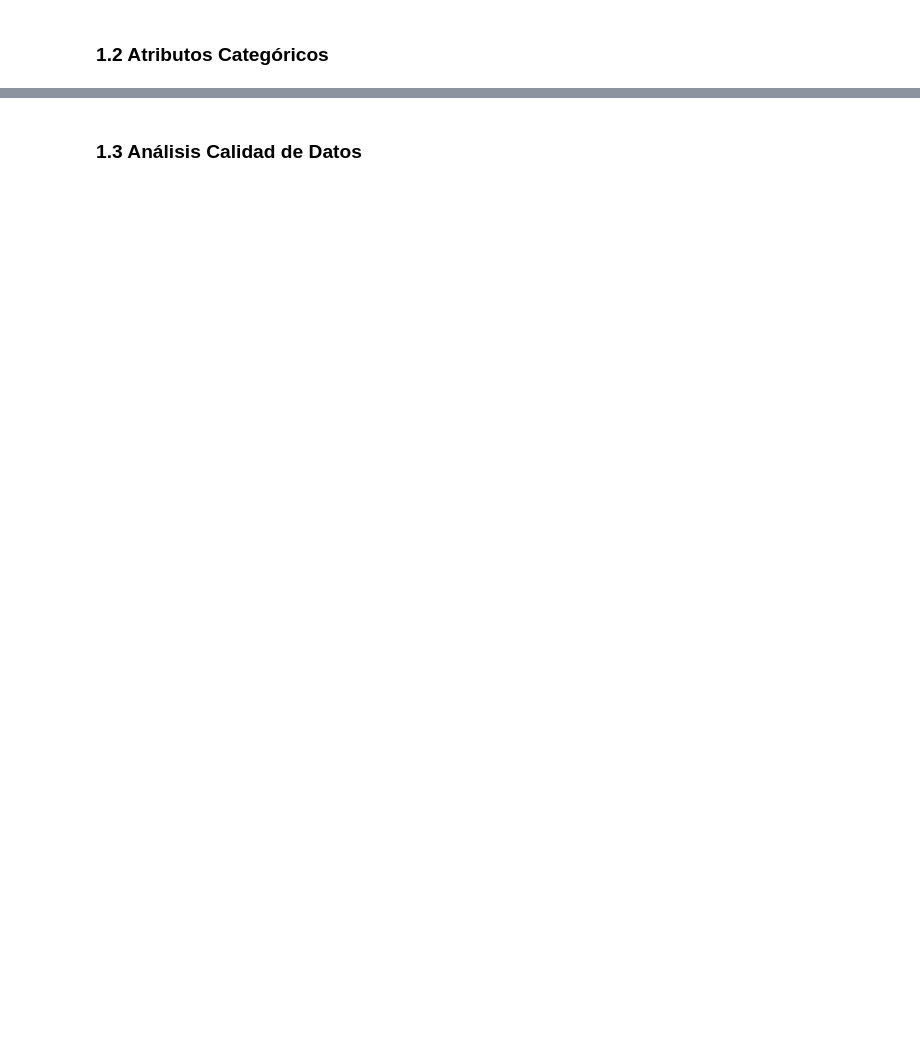
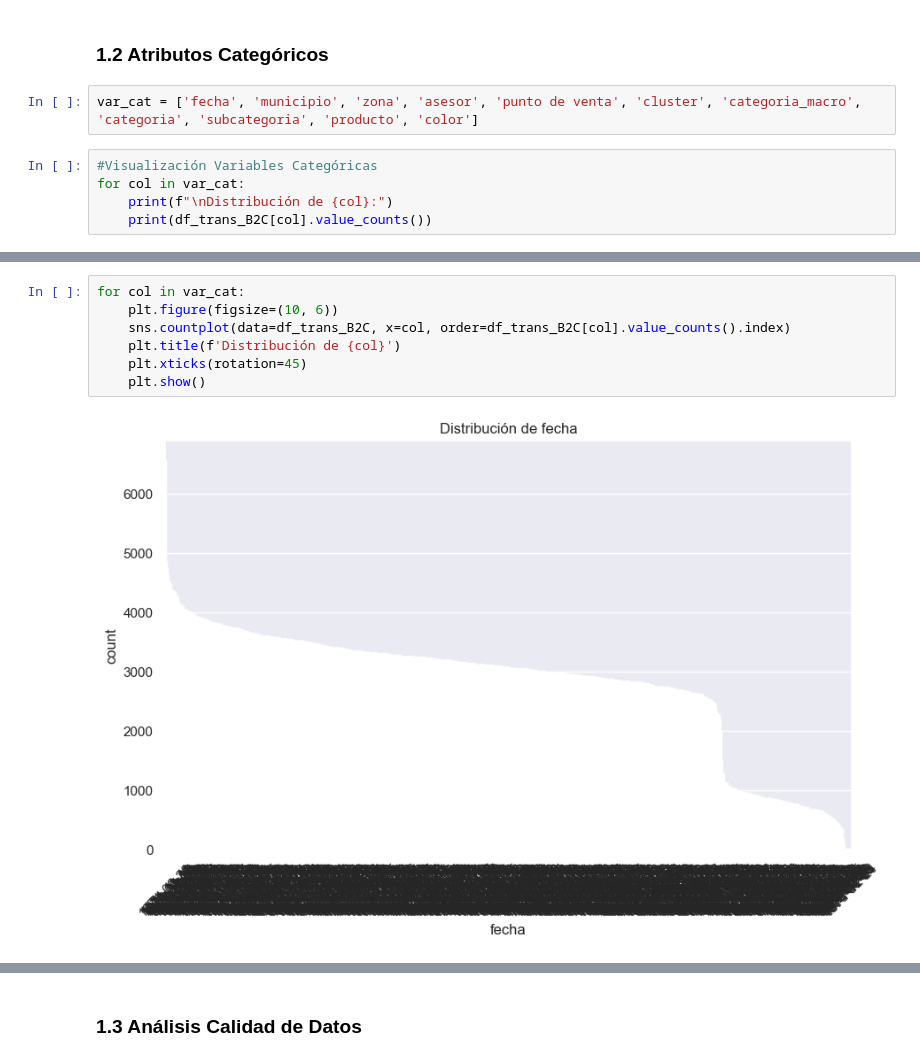
Before and after one commit to VVDataInsights/Reto_Corona, a Jupyter notebook: modeloB2C.ipynb, the cells around one changed output, grey strips where cells are left out. Cells and saved outputs as stored; diff of their text form; blank space fills up the shorter version.

```diff
--- a/modeloB2C.ipynb
+++ b/modeloB2C.ipynb
@@ -256,2 +276,9 @@ plt.title("Correlación entre variables numéricas", fontsize=16, fontweight='bo
 # %% [markdown]
 ### 1.2 Atributos Categóricos
+# %%
+var_cat = ['fecha', 'municipio', 'zona', 'asesor', 'punto de venta', 'cluster', 'categoria_macro', 'categoria', 'subcategoria', 'producto', 'color']
+# %%
+#Visualización Variables Categóricas
+for col in var_cat:
+    print(f"\nDistribución de {col}:")
+    print(df_trans_B2C[col].value_counts())
@@ -257,0 +303,9 @@ plt.title("Correlación entre variables numéricas", fontsize=16, fontweight='bo
+# %%
+for col in var_cat:
+    plt.figure(figsize=(10, 6))
+    sns.countplot(data=df_trans_B2C, x=col, order=df_trans_B2C[col].value_counts().index)
+    plt.title(f'Distribución de {col}')
+    plt.xticks(rotation=45)
+    plt.show()
+# %% [output]
+[figure, added]
```
Also changed, not shown: parts of 54 cells of this notebook.
